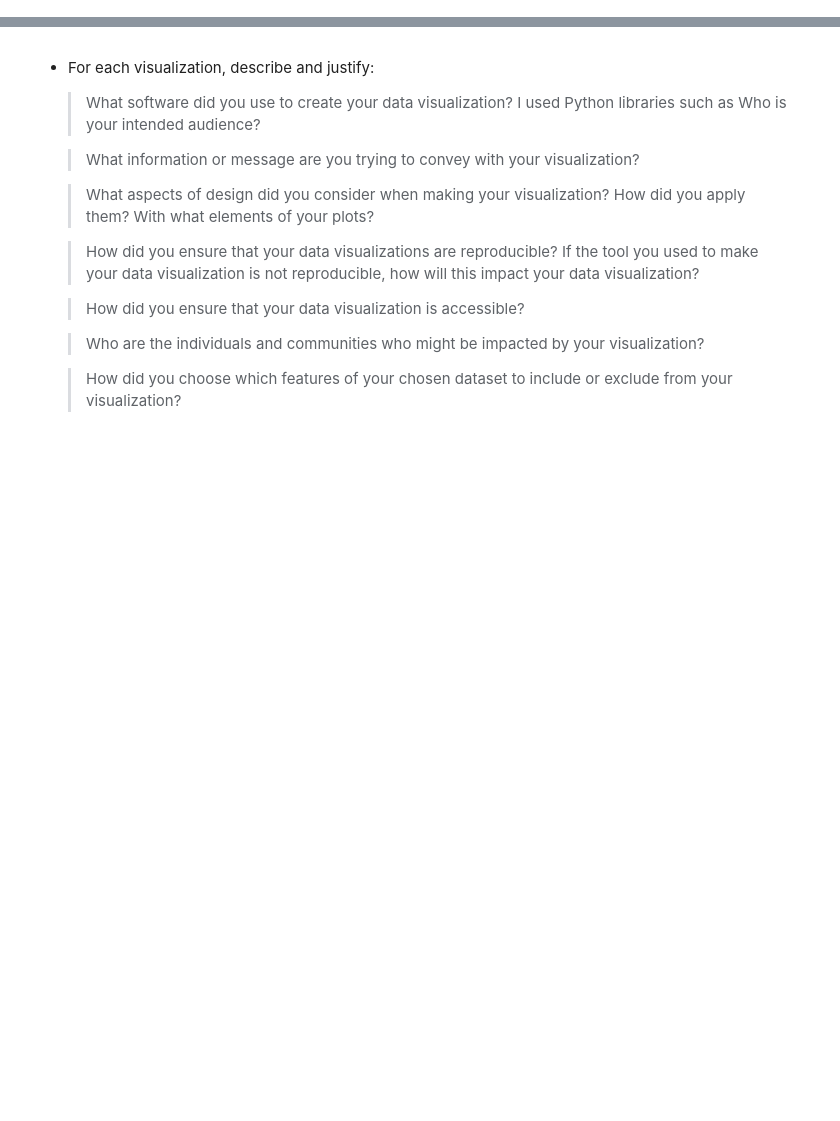
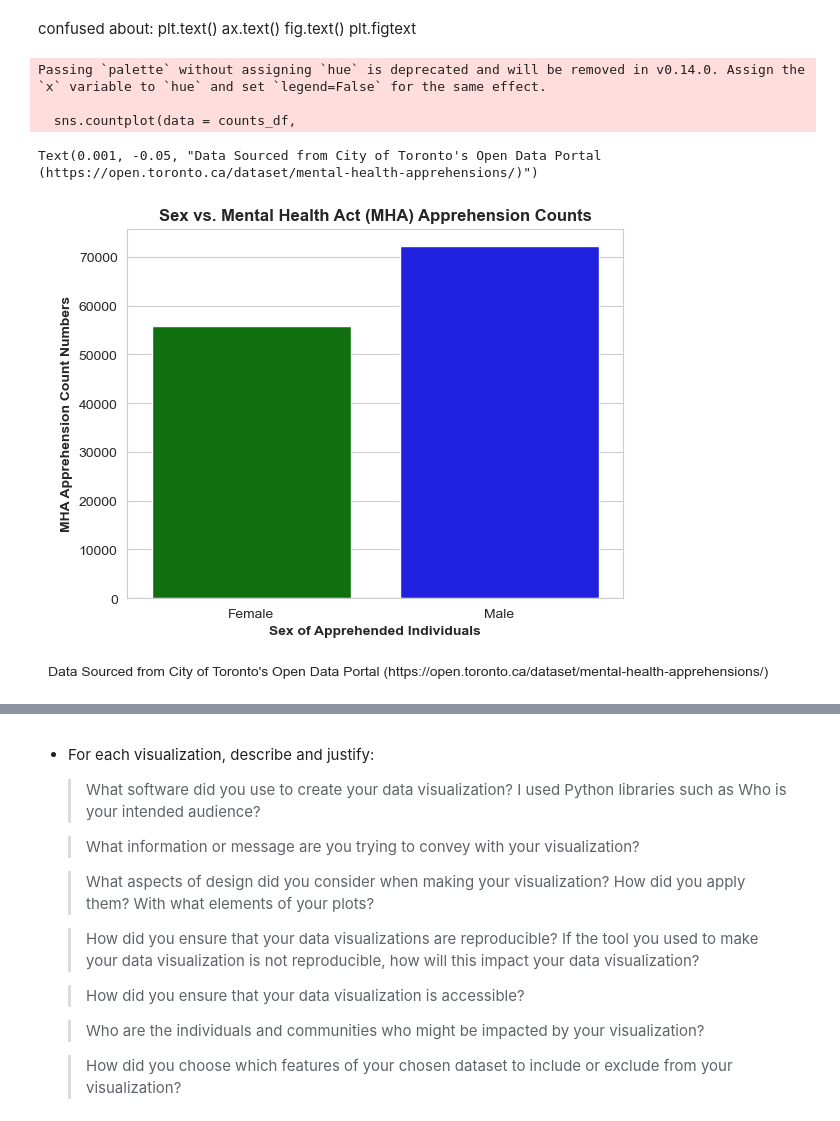
Before and after one commit to chloeyli/visualization, a Jupyter notebook: 02_activities/assignments/assignment_3.ipynb, the cells around one changed output, grey strips where cells are left out. Cells and saved outputs as stored; diff of their text form; code cells hidden in the pictures; blank space fills up the shorter version.

```diff
--- a/02_activities/assignments/assignment_3.ipynb
+++ b/02_activities/assignments/assignment_3.ipynb
@@ -73,0 +186,11 @@ counts_df.isnull()
+# %%
+# 3. preprocessing data:
+# turning OCC_DATE column from string to datetime
+counts_df['OCC_DATE'] = pd.to_datetime(counts_df['OCC_DATE'])
+
+# creating a new column Month with just the months from OCC_DATE
+# code: hey pandas, treat this column as a bunch of dates, so i can access their month parts
+counts_df['Month'] = counts_df['OCC_DATE'].dt.month
+
+# seeing which months have highest apprehension rates
+counts_df['Month'].value_counts()
@@ -74,3 +279,30 @@ counts_df.isnull()
+# %% [markdown]
+confused about: plt.text() ax.text() fig.text() plt.figtext
+# %%
+# define the order of categories i want seaborn to include (excluding 'not recorded')
+# explicitly telling seaborn i only want female & male bars
+gender = ['Female', 'Male']
+
+# otherwise, figure showed 3 bars: female, male & not recorded (0)
+sns.countplot(data = counts_df,
+              x = 'SEX',
+              order = gender,
+              palette = ['Green', 'Blue'])
+
+plt.title("Sex vs. Mental Health Act (MHA) Apprehension Counts",
+          fontweight="bold")
+plt.xlabel("Sex of Apprehended Individuals",
+           fontweight = 'bold')
+plt.ylabel("MHA Apprehension Count Numbers",
+           fontweight = 'bold')
+plt.figtext(0.001, -0.05,
+            "Data Sourced from City of Toronto's Open Data Portal (https://open.toronto.ca/dataset/mental-health-apprehensions/)")
+# %% [output]
+Passing `palette` without assigning `hue` is deprecated and will be removed in v0.14.0. Assign the `x` variable to `hue` and set `legend=False` for the same effect.
+
+  sns.countplot(data = counts_df,
+Text(0.001, -0.05, "Data Sourced from City of Toronto's Open Data Portal (https://open.toronto.ca/dataset/mental-health-apprehensions/)")
+[figure, added]
 # %%
 # reading csv file into a pandas dataframe
 counts_df = pd.read_csv('../../02_activities/assignments/mental-health-apprehensions.csv')
```
Also changed, not shown: parts of 16 cells of this notebook, 5 other files.
